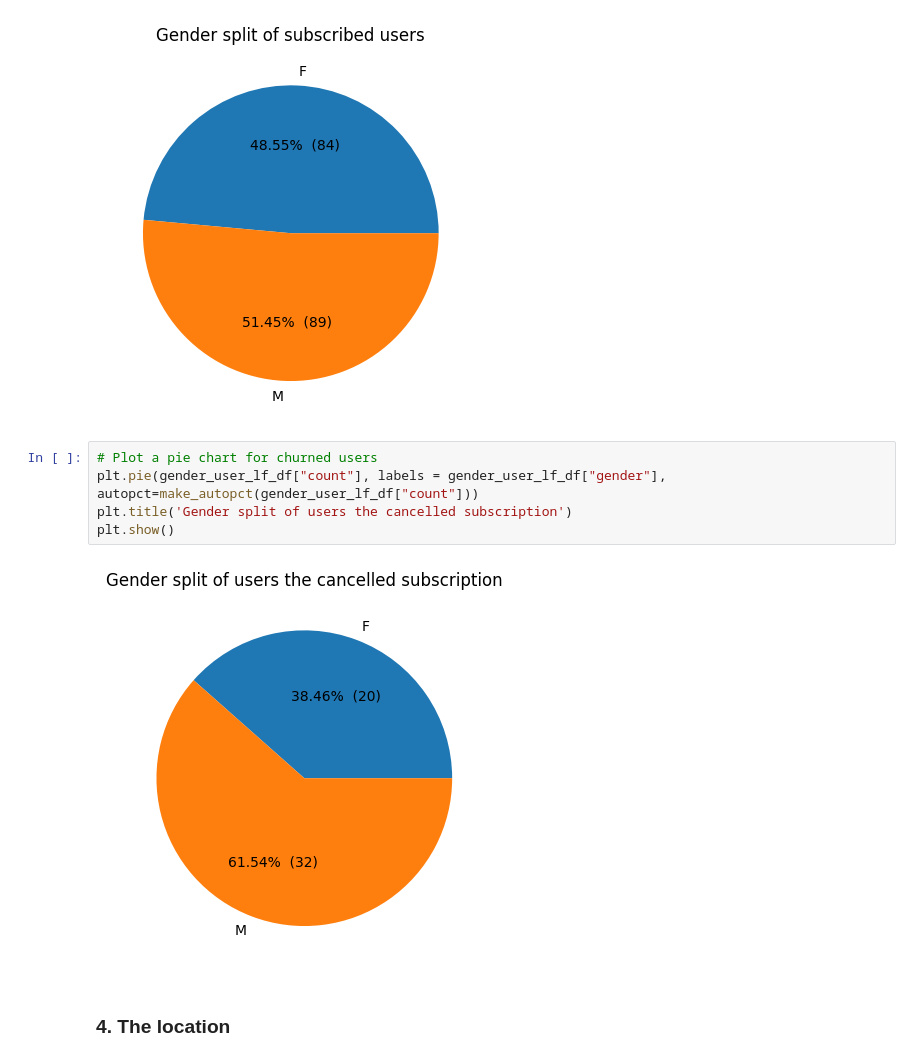
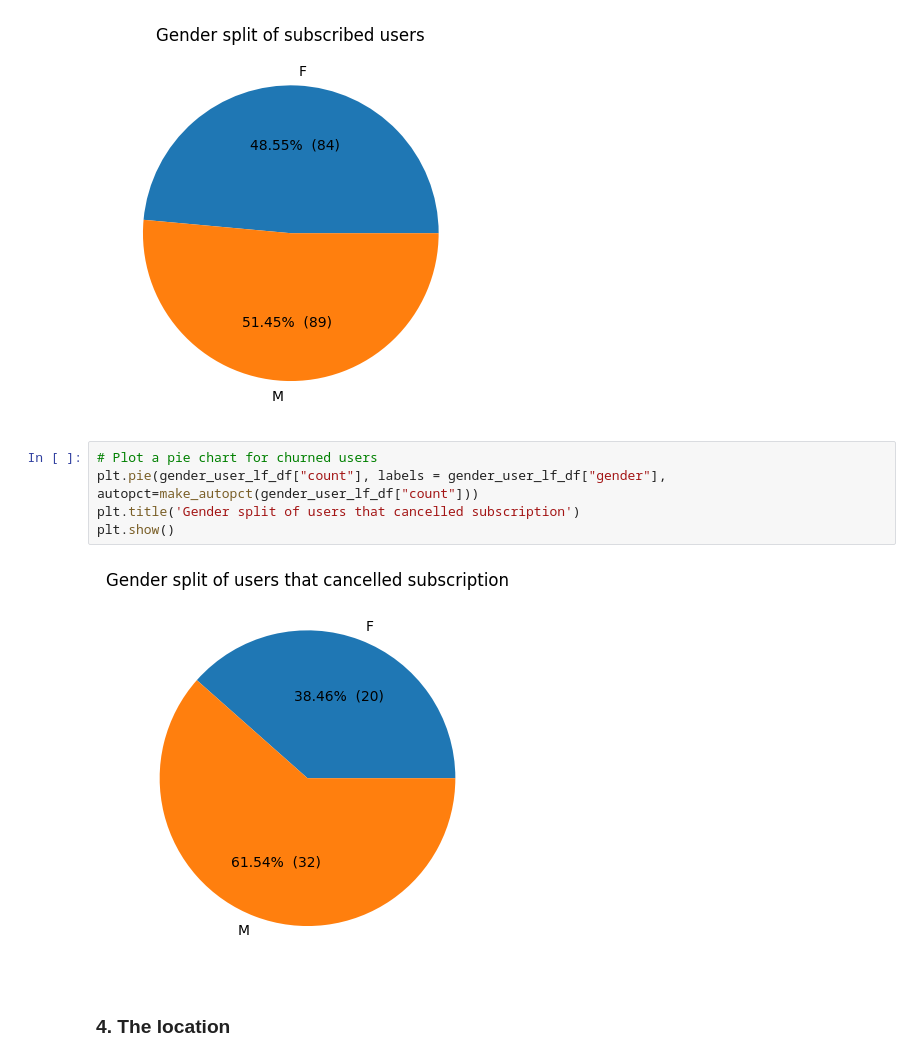
Before and after one commit to rbeni/udacity-data-science, a Jupyter notebook: project_4/Sparkify.ipynb, the cells around one changed output. Saved outputs shown, nothing was run; the diff lists cells and outputs as text.

```diff
--- a/project_4/Sparkify.ipynb
+++ b/project_4/Sparkify.ipynb
@@ -349,10 +349,10 @@ Count of gender of churned users
 # %%
 # Plot a pie chart for churned users
 plt.pie(gender_user_lf_df["count"], labels = gender_user_lf_df["gender"], autopct=make_autopct(gender_user_lf_df["count"]))
-plt.title('Gender split of users the cancelled subscription')
+plt.title('Gender split of users that cancelled subscription')
 plt.show()
 # %% [output]
-[figure, old version]
+[figure, new version]
 # %% [markdown]
 ### 4. The location
 # %% [markdown]
```
Also changed, not shown: parts of 3 cells of this notebook, 1 other file.
